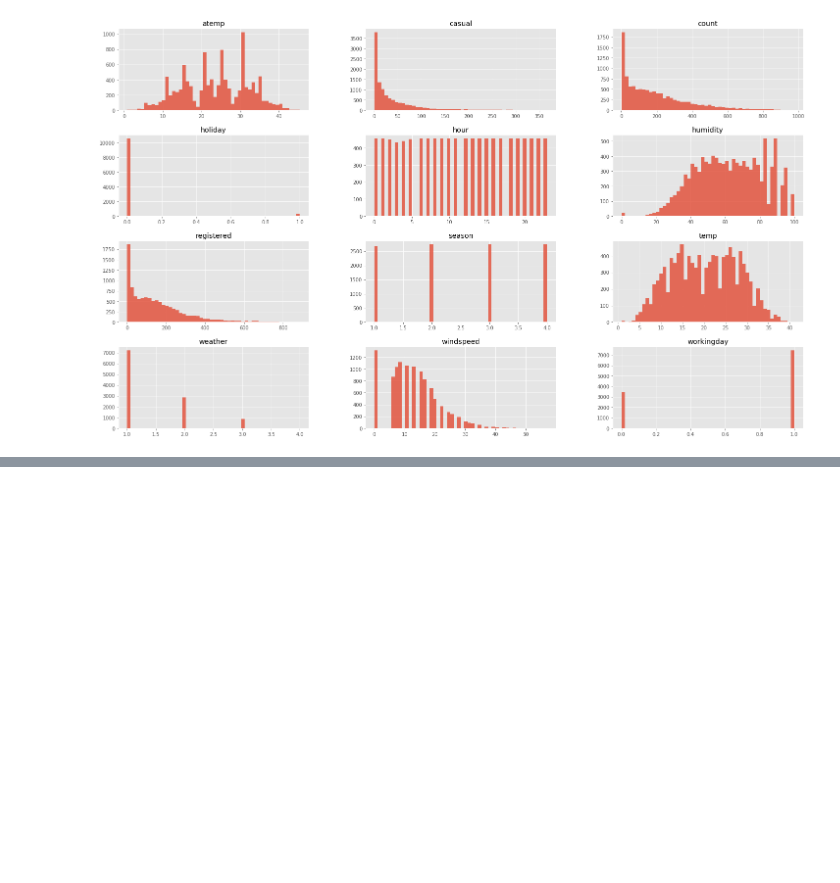
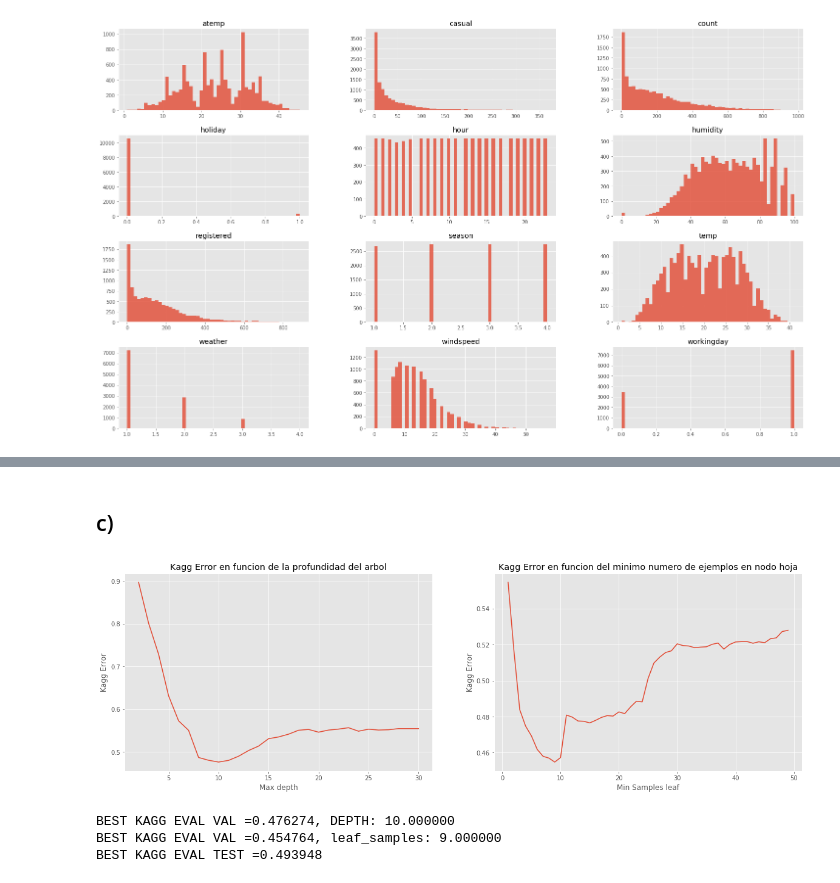
Before and after one commit to matiasarayac/tarea3-ML, a Jupyter notebook: Pregunta_2.ipynb, the cells around one changed output, grey strips where cells are left out. Drawn from its saved outputs; the diff is of its cells as text; code cells hidden in the pictures; blank space fills up the shorter version.

```diff
--- a/Pregunta_2.ipynb
+++ b/Pregunta_2.ipynb
@@ -95,0 +149,55 @@ Se puede nota
+# %% [markdown]
+## c)
+# %%
+kagg_list_val = []
+for i in range(2,31):
+    model = Tree(random_state=0,max_depth=i)
+    model.fit(X_train,Y_train)
+    Y_pred_val = model.predict(X_val)
+    kagg_val = eval_bikemodel(Y_pred_val,Y_val)
+    kagg_list_val.append(kagg_val)
+
+iaux = kagg_list_val.index(min(kagg_list_val))
+best_depth = [iaux, kagg_list_val[iaux]]
+
+plt.figure(1, figsize=(20, 6))
+plt.subplot(121)
+plt.xlabel("Max depth")
+plt.ylabel("Kagg Error")
+plt.title("Kagg Error en funcion de la profundidad del arbol")
+plt.plot(range(2,31),kagg_list_val)
+
+kagg_list_val = []
+for i in range(1,50):
+    model = Tree(random_state=0,min_samples_leaf=i)
+    model.fit(X_train,Y_train)
+    Y_pred_val = model.predict(X_val)
+    kagg_val = eval_bikemodel(Y_pred_val,Y_val)
+    kagg_list_val.append(kagg_val)
+
+iaux = kagg_list_val.index(min(kagg_list_val))
+best_leaf = [iaux, kagg_list_val[iaux]]
+
+plt.subplot(122)
+plt.xlabel("Min Samples leaf")
+plt.ylabel("Kagg Error")
+plt.title("Kagg Error en funcion del minimo numero de ejemplos en nodo hoja")
+plt.plot(range(1,50),kagg_list_val)
+plt.show()
+
+#Kagg test
+model = Tree(random_state=0,min_samples_leaf=best_leaf[0]+1, max_depth=best_depth[0]+2)
+model.fit(X_train,Y_train)
+Y_pred_test = model.predict(X_test)
+kagg_val = eval_bikemodel(Y_pred_test,Y_test)
+
+
+print "BEST KAGG EVAL VAL =%f, DEPTH: %f "%(best_depth[1],best_depth[0]+2)
+print "BEST KAGG EVAL VAL =%f, leaf_samples: %f "%(best_leaf[1],best_depth[0]+1)
+
+print "BEST KAGG EVAL TEST =%f "%(kagg_val)
+# %% [output]
+[figure, added]
+BEST KAGG EVAL VAL =0.476274, DEPTH: 10.000000
+BEST KAGG EVAL VAL =0.454764, leaf_samples: 9.000000
+BEST KAGG EVAL TEST =0.493948
```
Also changed, not shown: parts of 3 cells of this notebook.
